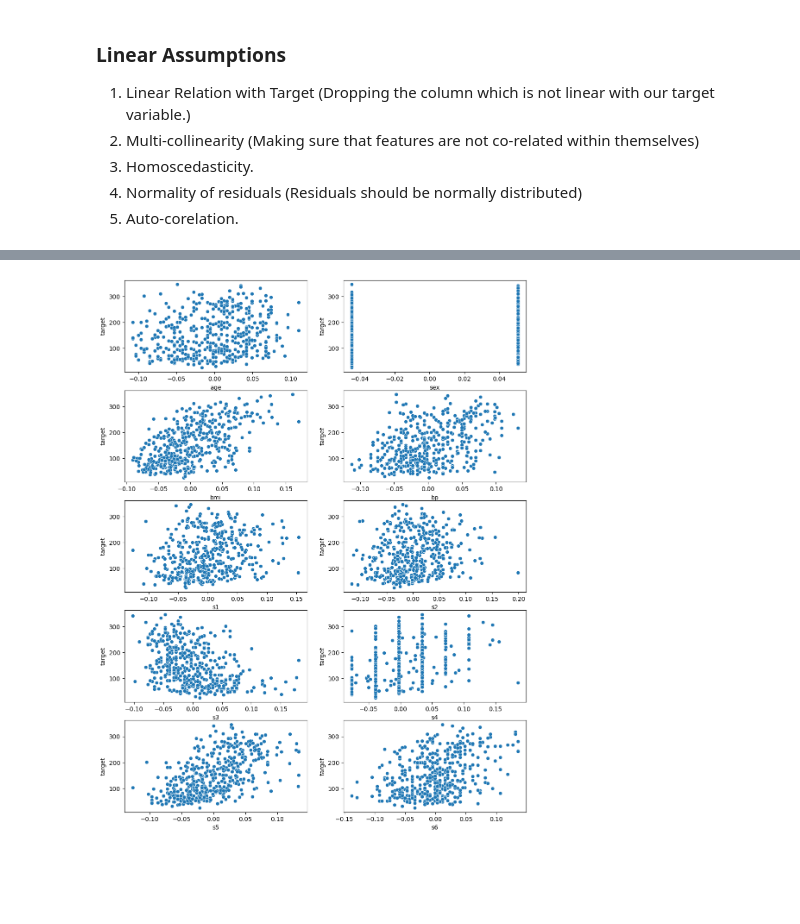
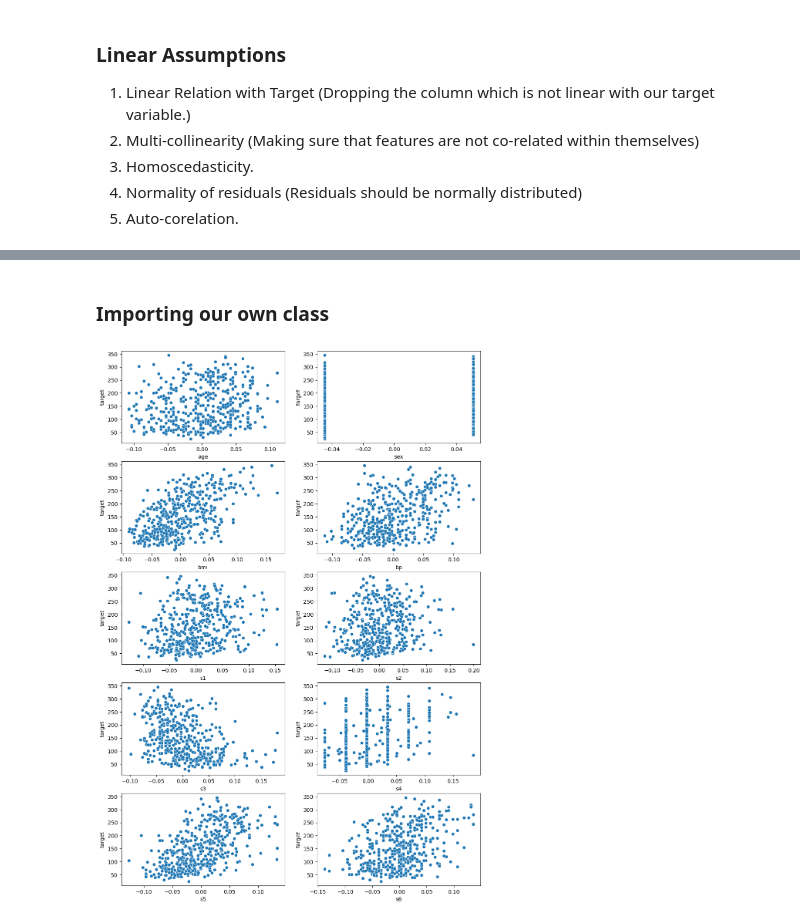
Before and after one commit to Dawood006/LinearRegression_Assumptions, a Jupyter notebook: Linear_Assumption.ipynb, the cells around one changed output, grey strips where cells are left out. Cells and saved outputs as stored; diff of their text form; code cells hidden in the pictures; blank space fills up the shorter version.

```diff
--- a/Linear_Assumption.ipynb
+++ b/Linear_Assumption.ipynb
@@ -32,17 +32,15 @@ df.head(3)
 5. Auto-corelation.
 # %% [markdown]
 <!-- checking linear relation of target and features -->
+# %% [markdown]
+### Importing our own class
 # %%
-fig,ax=plt.subplots(5,2,figsize=(12,16))
-ax=ax.flatten()
-for e,i in enumerate (df.columns[:-1]):
-    sns.scatterplot(x=df[i],y=df.iloc[:,-1],ax=ax[e])
-
-
-    plt.xlabel(i)
-    plt.tight_layout
+from L_assumption import Assumption
-# %% [output]
-[figure, removed]
+# %%
+ls=Assumption()
+ls.linear_relation(df)
+# %% [output]
+[figure, added]
 # %%
 # Multi-collinearity
 # %%
```
Also changed, not shown: parts of 5 cells of this notebook.
